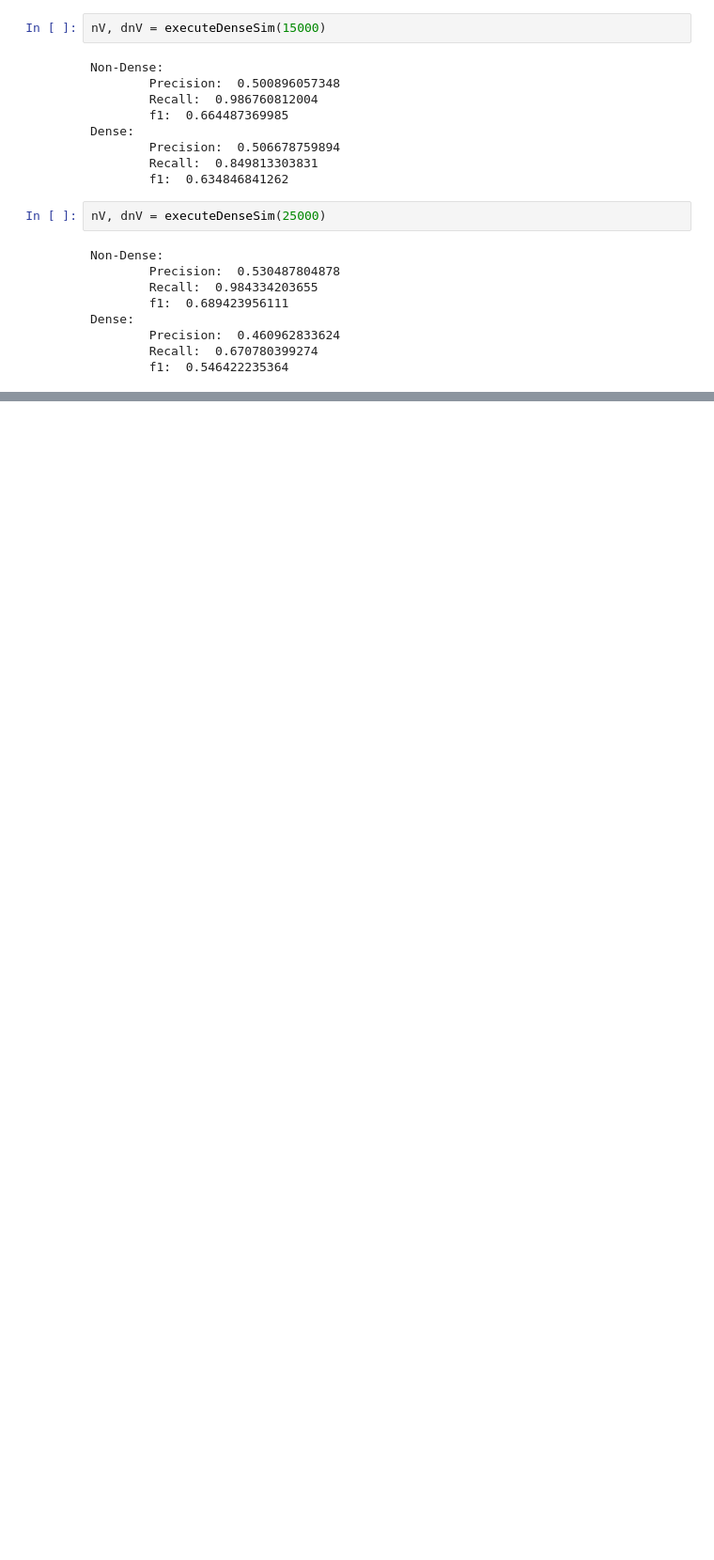
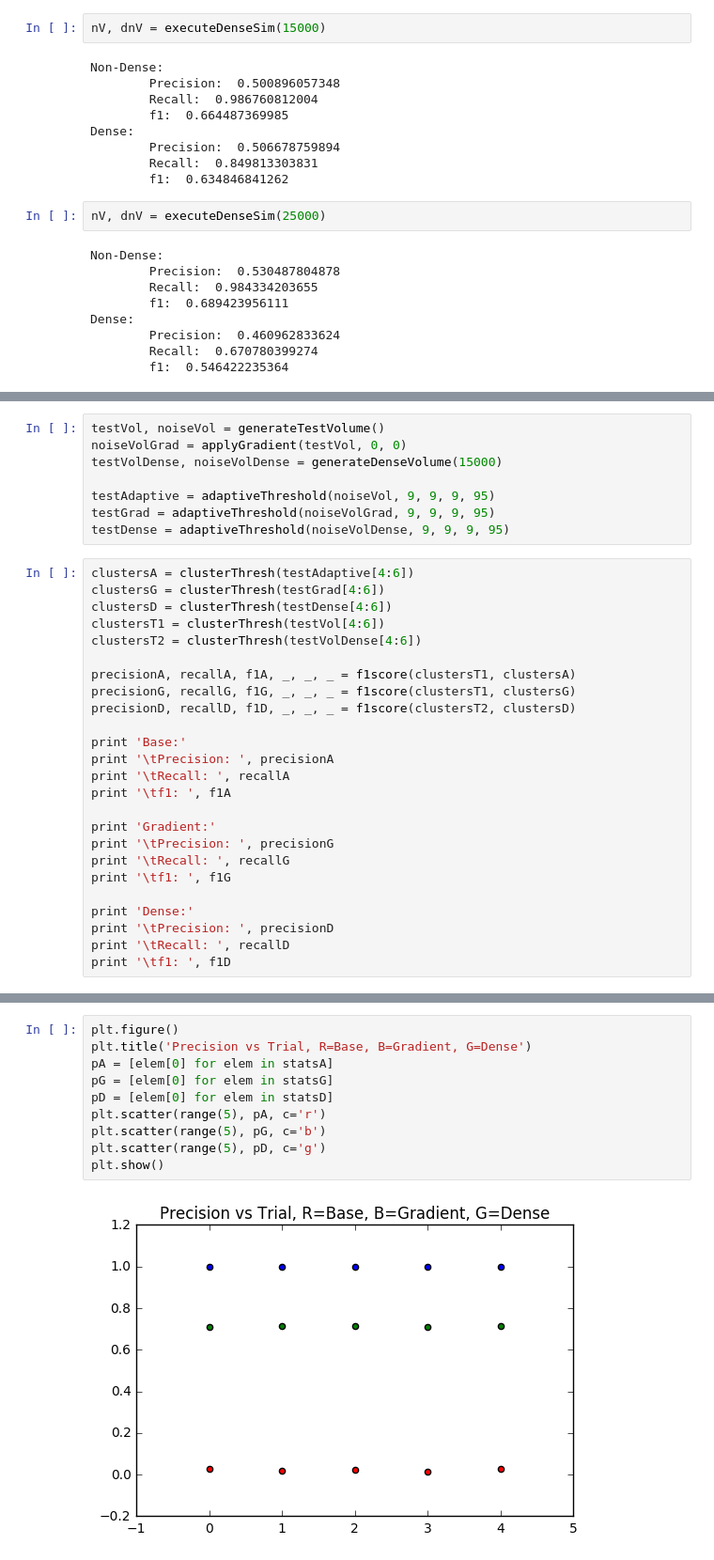
Before and after one commit to NeuroDataDesign/pan-synapse, a Jupyter notebook: background/gradientMitigation.ipynb, the cells around one changed output, grey strips where cells are left out. Shown at 94% size. Saved outputs shown, nothing was run; the diff lists cells and outputs as text; blank space fills up the shorter version.

```diff
--- a/background/gradientMitigation.ipynb
+++ b/background/gradientMitigation.ipynb
@@ -294,0 +329,33 @@ Dense:
+# %%
+testVol, noiseVol = generateTestVolume()
+noiseVolGrad = applyGradient(testVol, 0, 0)
+testVolDense, noiseVolDense = generateDenseVolume(15000)
+
+testAdaptive = adaptiveThreshold(noiseVol, 9, 9, 9, 95)
+testGrad = adaptiveThreshold(noiseVolGrad, 9, 9, 9, 95)
+testDense = adaptiveThreshold(noiseVolDense, 9, 9, 9, 95)
+# %%
+clustersA = clusterThresh(testAdaptive[4:6])
+clustersG = clusterThresh(testGrad[4:6])
+clustersD = clusterThresh(testDense[4:6])
+clustersT1 = clusterThresh(testVol[4:6])
+clustersT2 = clusterThresh(testVolDense[4:6])
+
+precisionA, recallA, f1A, _, _, _ = f1score(clustersT1, clustersA)
+precisionG, recallG, f1G, _, _, _ = f1score(clustersT1, clustersG)
+precisionD, recallD, f1D, _, _, _ = f1score(clustersT2, clustersD)
+
+print 'Base:'
+print '\tPrecision: ', precisionA
+print '\tRecall: ', recallA
+print '\tf1: ', f1A
+
+print 'Gradient:'
+print '\tPrecision: ', precisionG
+print '\tRecall: ', recallG
+print '\tf1: ', f1G
+
+print 'Dense:'
+print '\tPrecision: ', precisionD
+print '\tRecall: ', recallD
+print '\tf1: ', f1D
@@ -294,0 +435,12 @@ Dense:
+# %%
+plt.figure()
+plt.title('Precision vs Trial, R=Base, B=Gradient, G=Dense')
+pA = [elem[0] for elem in statsA]
+pG = [elem[0] for elem in statsG]
+pD = [elem[0] for elem in statsD]
+plt.scatter(range(5), pA, c='r')
+plt.scatter(range(5), pG, c='b')
+plt.scatter(range(5), pD, c='g')
+plt.show()
+# %% [output]
+[figure, added]
```
Also changed, not shown: parts of 20 cells of this notebook.
